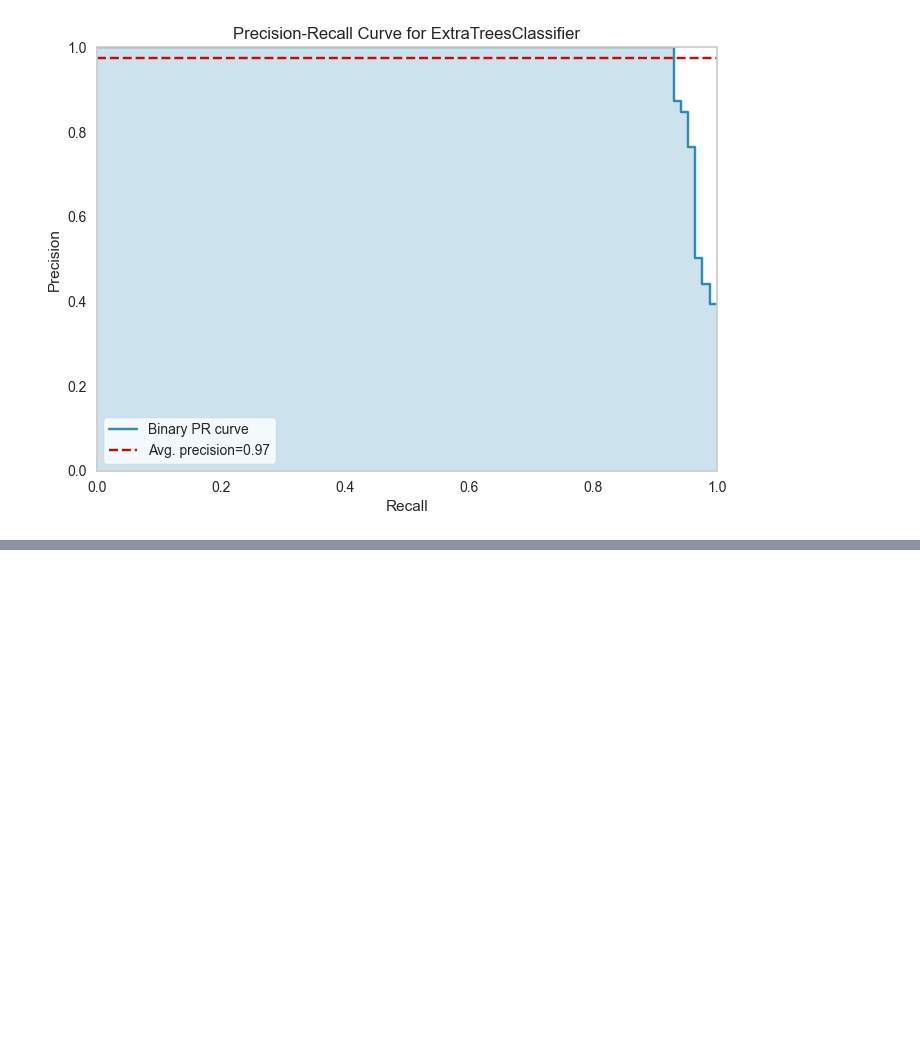
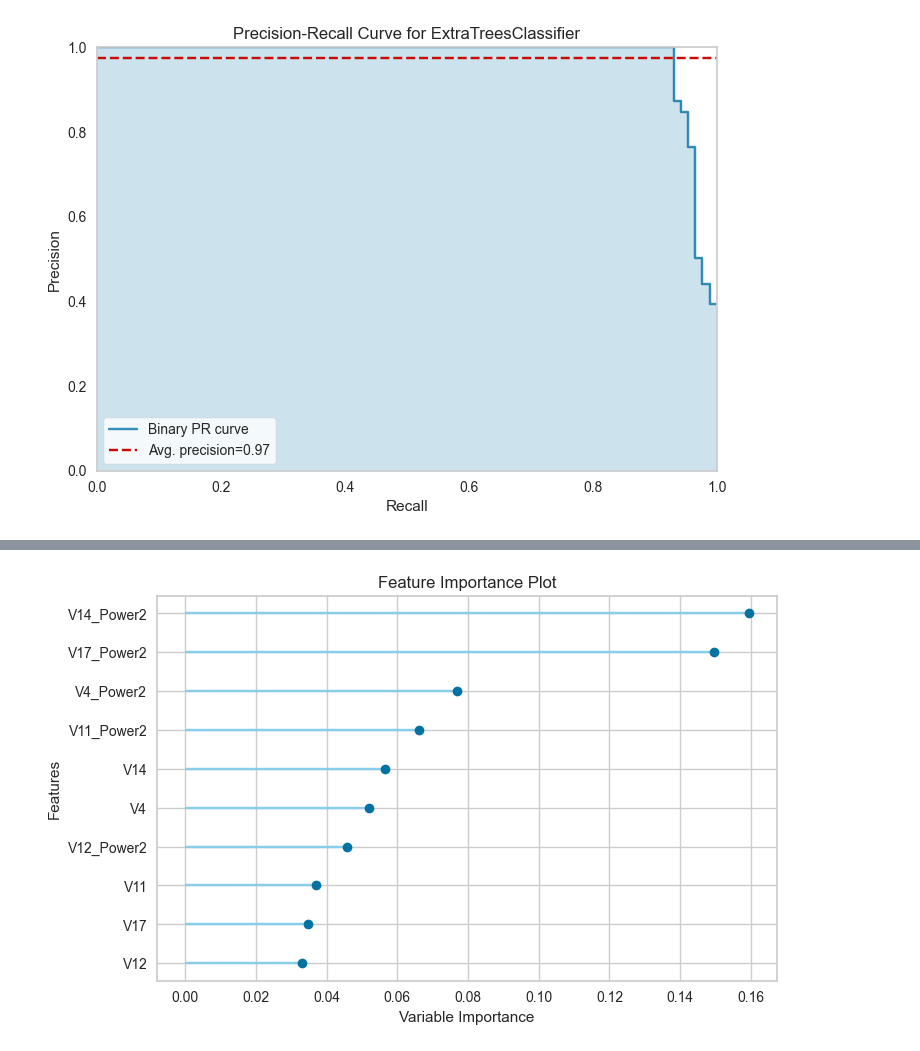
Before and after one commit to Shaheer-khan-github/MLOps-Fraud-Detection-using-Pycaret_MLFlow, a Jupyter notebook: 2. Train_and_Evaluate_the_Model.ipynb, the cells around one changed output, grey strips where cells are left out. Cells and saved outputs as stored; diff of their text form; code cells hidden in the pictures; blank space fills up the shorter version.

```diff
--- a/2. Train_and_Evaluate_the_Model.ipynb
+++ b/2. Train_and_Evaluate_the_Model.ipynb
@@ -40,0 +45,4 @@ plot_model(best, plot = 'pr')
+# %%
+plot_model(best, plot="feature")
+# %% [output]
+[figure, added]
```
Also changed, not shown: parts of 2 cells of this notebook.
